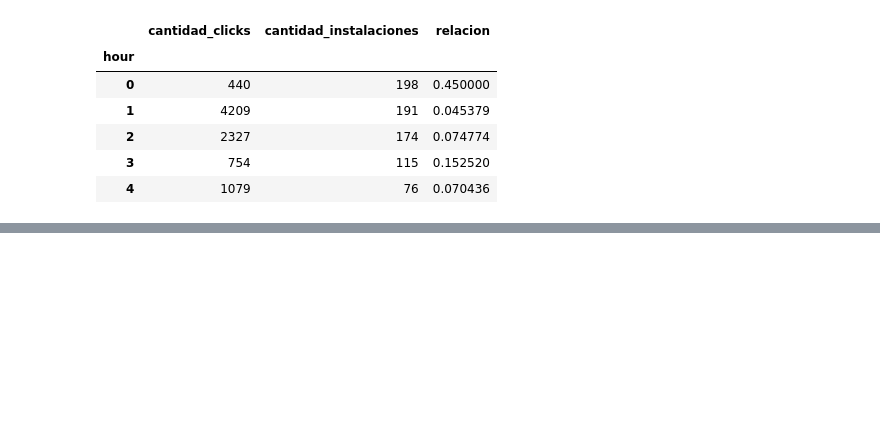
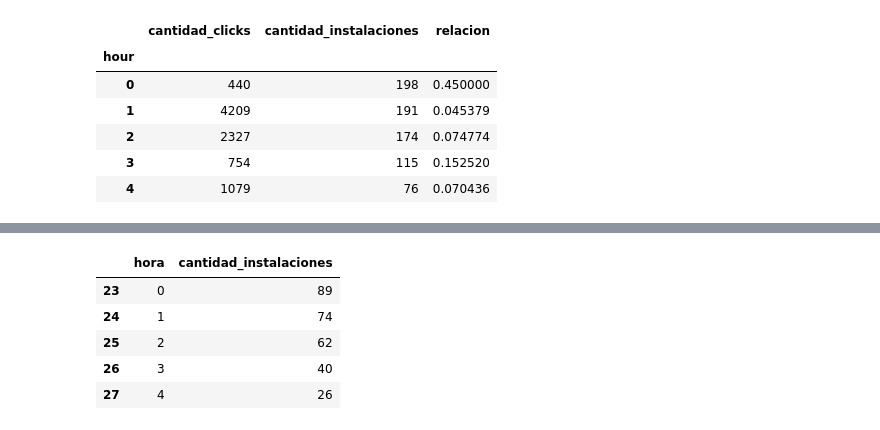
Before and after one commit to AlejandroKler/Datanesa, a Jupyter notebook: analisis_clicks_installs_nico.ipynb, the cells around one changed output, grey strips where cells are left out. Cells and saved outputs as stored; diff of their text form; code cells hidden in the pictures; blank space fills up the shorter version.

```diff
--- a/analisis_clicks_installs_nico.ipynb
+++ b/analisis_clicks_installs_nico.ipynb
@@ -222,0 +193,11 @@ relacion_clicks_installs = pd.DataFrame(group_clicks["relacion"])
+# %%
+installs["hora"] = installs["created"].dt.hour
+# %%
+plot_hour_wifi = installs.groupby(["wifi", "hora"]).agg({"cantidad_instalaciones":"sum"})
+# %%
+plot_hour_wifi.reset_index(inplace=True)
+wifi_false = plot_hour_wifi[plot_hour_wifi["wifi"] == False]
+wifi_true = plot_hour_wifi[plot_hour_wifi["wifi"] != False]
+# %%
+wifi_false_plot = wifi_false[["hora", "cantidad_instalaciones"]]
+wifi_true_plot = wifi_true[["hora", "cantidad_instalaciones"]]
@@ -222,0 +266,9 @@ relacion_clicks_installs = pd.DataFrame(group_clicks["relacion"])
+# %%
+wifi_true_plot.head()
+# %% [output]
+|  | hora | cantidad_instalaciones |
+| 23 | 0 | 89 |
+| 24 | 1 | 74 |
+| 25 | 2 | 62 |
+| 26 | 3 | 40 |
+| 27 | 4 | 26 |
```
Also changed, not shown: parts of 18 cells of this notebook, 14 other files.
